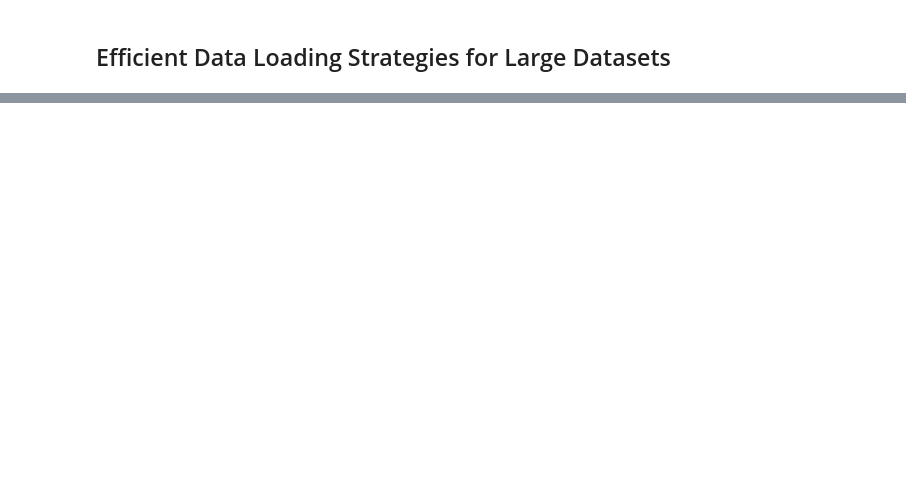
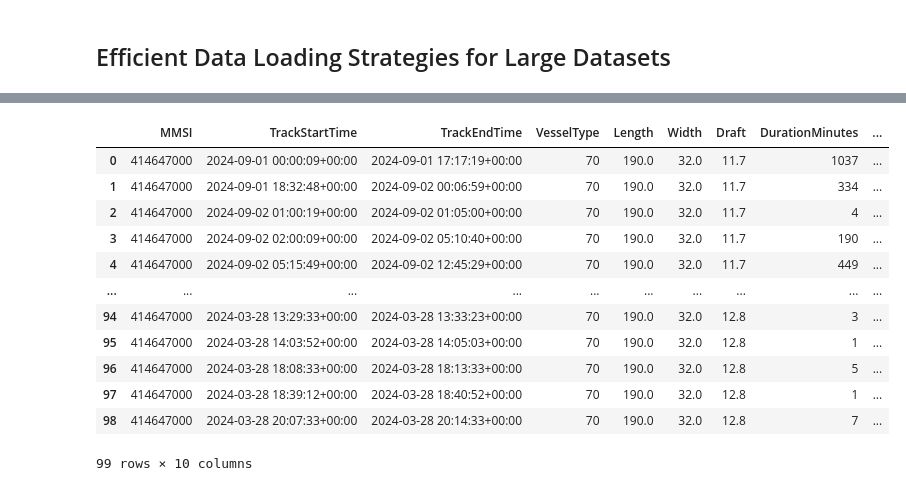
Before and after one commit to mohammed1916/marine-anomaly, a Jupyter notebook: AISVesselTracks/analysis.ipynb, the cells around one changed output, grey strips where cells are left out. Drawn from its saved outputs; the diff is of its cells as text; code cells hidden in the pictures; blank space fills up the shorter version.

```diff
--- a/AISVesselTracks/analysis.ipynb
+++ b/AISVesselTracks/analysis.ipynb
@@ -215,26 +279,15 @@ print("="*50)
 # Strategy 1: Load with geographic bounds filter
 # Useful if you want to focus on a specific region
 # Example: Mediterranean area
-bbox = (8.0, 30.0, 45.0, 46.0)  # (minx, miny, maxx, maxy)
+# bbox = (8.0, 30.0, 45.0, 46.0)  # (minx, miny, maxx, maxy)
+bbox = (-168.0, -60.0, 50.0 , 15.0)
 # gdf_region = gpd.read_file("../dataset/AISVesselTracks2024.gpkg",
 #                              layer="AISVesselTracks2024",
 #                              bbox=bbox)
 
 # Strategy 2: Load data in chunks and process
-print("Strategy 2: Chunked Loading")
-chunk_size = 50000
-chunks = []
-for i, chunk in enumerate(gpd.read_file("../dataset/AISVesselTracks2024.gpkg",
+print("Strategy 2: MMSI based Loading")
+MMSI = 414647000
+mmsi_gdf = gpd.read_file("../dataset/AISVesselTracks2024.gpkg",
                                          layer="AISVesselTracks2024",
-                                         chunksize=chunk_size)):
-    print(f"  Loaded chunk {i+1}: {len(chunk):,} records")
-    if i >= 2:  # Load only first 3 chunks for demo
-        break
-    chunks.append(chunk)
-
-gdf_chunked = pd.concat(chunks, ignore_index=True)
-print(f"Total from chunks: {len(gdf_chunked):,}")
-
-# Strategy 3: SQL-style filtering for large datasets
-print("\nStrategy 3: Filter by vessel type or other attributes")
-# This would require loading and filtering, but can be done on smaller subsets
+                                         where=f"MMSI = {MMSI}")
@@ -240,0 +305,17 @@ print("\nStrategy 3: Filter by vessel type or other attributes")
+# %%
+# download data for the specified MMSI
+mmsi_gdf
+# %% [output]
+|  | MMSI | TrackStartTime | TrackEndTime | VesselType | Length | Width | Draft | DurationMinutes | ... |
+| 0 | 414647000 | 2024-09-01 00:00:09+00:00 | 2024-09-01 17:17:19+00:00 | 70 | 190.0 | 32.0 | 11.7 | 1037 | ... |
+| 1 | 414647000 | 2024-09-01 18:32:48+00:00 | 2024-09-02 00:06:59+00:00 | 70 | 190.0 | 32.0 | 11.7 | 334 | ... |
+| 2 | 414647000 | 2024-09-02 01:00:19+00:00 | 2024-09-02 01:05:00+00:00 | 70 | 190.0 | 32.0 | 11.7 | 4 | ... |
+| 3 | 414647000 | 2024-09-02 02:00:09+00:00 | 2024-09-02 05:10:40+00:00 | 70 | 190.0 | 32.0 | 11.7 | 190 | ... |
+| 4 | 414647000 | 2024-09-02 05:15:49+00:00 | 2024-09-02 12:45:29+00:00 | 70 | 190.0 | 32.0 | 11.7 | 449 | ... |
+| ... | ... | ... | ... | ... | ... | ... | ... | ... | ... |
+| 94 | 414647000 | 2024-03-28 13:29:33+00:00 | 2024-03-28 13:33:23+00:00 | 70 | 190.0 | 32.0 | 12.8 | 3 | ... |
+| 95 | 414647000 | 2024-03-28 14:03:52+00:00 | 2024-03-28 14:05:03+00:00 | 70 | 190.0 | 32.0 | 12.8 | 1 | ... |
+| 96 | 414647000 | 2024-03-28 18:08:33+00:00 | 2024-03-28 18:13:33+00:00 | 70 | 190.0 | 32.0 | 12.8 | 5 | ... |
+| 97 | 414647000 | 2024-03-28 18:39:12+00:00 | 2024-03-28 18:40:52+00:00 | 70 | 190.0 | 32.0 | 12.8 | 1 | ... |
+| 98 | 414647000 | 2024-03-28 20:07:33+00:00 | 2024-03-28 20:14:33+00:00 | 70 | 190.0 | 32.0 | 12.8 | 7 | ... |
+99 rows × 10 columns
```
Also changed, not shown: parts of 19 cells of this notebook.
